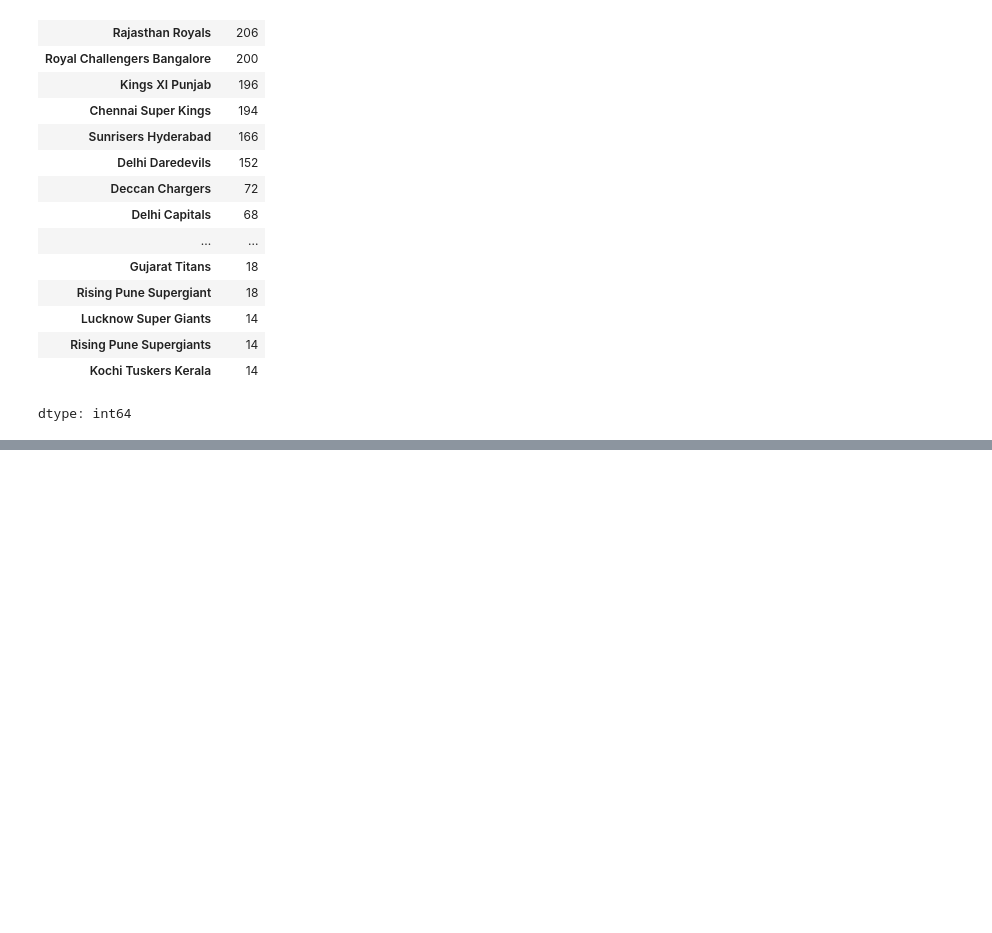
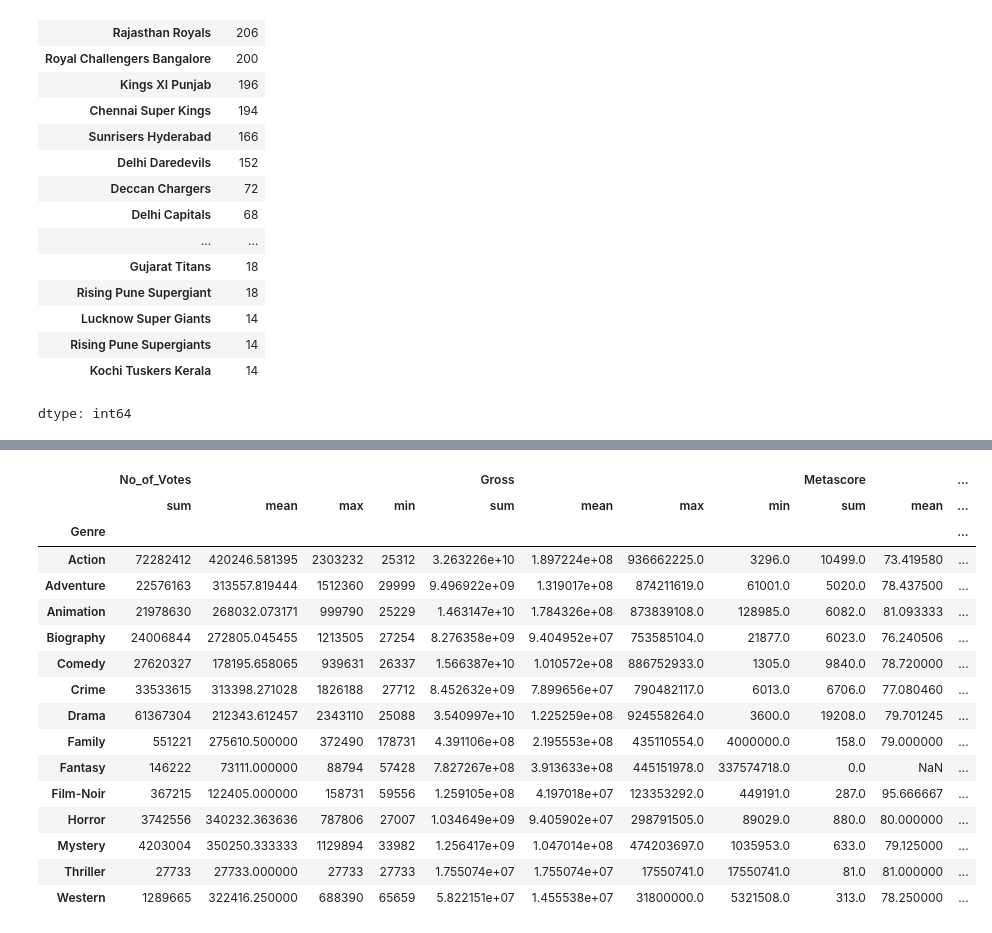
Before and after one commit to Hubert1234567890/python_data_science-, a Jupyter notebook: pandas/pandas_dataframes.ipynb, the cells around one changed output, grey strips where cells are left out. Saved outputs shown, nothing was run; the diff lists cells and outputs as text; code cells hidden in the pictures; blank space fills up the shorter version.

```diff
--- a/pandas/pandas_dataframes.ipynb
+++ b/pandas/pandas_dataframes.ipynb
@@ -484,0 +620,3 @@ dtype: int64
+# %%
+imdb = pd.read_csv("/content/imdb-top-1000.csv")
+imdb.head()
@@ -484,0 +657,20 @@ dtype: int64
+# %%
+imdb.groupby('Genre')[['No_of_Votes','Gross','Metascore']].agg(['sum','mean','max','min'])
+# %% [output]
+|  | No_of_Votes |  |  |  | Gross |  |  |  | Metascore |  | ... |
+|  | sum | mean | max | min | sum | mean | max | min | sum | mean | ... |
+| Genre |  |  |  |  |  |  |  |  |  |  | ... |
+| Action | 72282412 | 420246.581395 | 2303232 | 25312 | 3.263226e+10 | 1.897224e+08 | 936662225.0 | 3296.0 | 10499.0 | 73.419580 | ... |
+| Adventure | 22576163 | 313557.819444 | 1512360 | 29999 | 9.496922e+09 | 1.319017e+08 | 874211619.0 | 61001.0 | 5020.0 | 78.437500 | ... |
+| Animation | 21978630 | 268032.073171 | 999790 | 25229 | 1.463147e+10 | 1.784326e+08 | 873839108.0 | 128985.0 | 6082.0 | 81.093333 | ... |
+| Biography | 24006844 | 272805.045455 | 1213505 | 27254 | 8.276358e+09 | 9.404952e+07 | 753585104.0 | 21877.0 | 6023.0 | 76.240506 | ... |
+| Comedy | 27620327 | 178195.658065 | 939631 | 26337 | 1.566387e+10 | 1.010572e+08 | 886752933.0 | 1305.0 | 9840.0 | 78.720000 | ... |
+| Crime | 33533615 | 313398.271028 | 1826188 | 27712 | 8.452632e+09 | 7.899656e+07 | 790482117.0 | 6013.0 | 6706.0 | 77.080460 | ... |
+| Drama | 61367304 | 212343.612457 | 2343110 | 25088 | 3.540997e+10 | 1.225259e+08 | 924558264.0 | 3600.0 | 19208.0 | 79.701245 | ... |
+| Family | 551221 | 275610.500000 | 372490 | 178731 | 4.391106e+08 | 2.195553e+08 | 435110554.0 | 4000000.0 | 158.0 | 79.000000 | ... |
+| Fantasy | 146222 | 73111.000000 | 88794 | 57428 | 7.827267e+08 | 3.913633e+08 | 445151978.0 | 337574718.0 | 0.0 | NaN | ... |
+| Film-Noir | 367215 | 122405.000000 | 158731 | 59556 | 1.259105e+08 | 4.197018e+07 | 123353292.0 | 449191.0 | 287.0 | 95.666667 | ... |
+| Horror | 3742556 | 340232.363636 | 787806 | 27007 | 1.034649e+09 | 9.405902e+07 | 298791505.0 | 89029.0 | 880.0 | 80.000000 | ... |
+| Mystery | 4203004 | 350250.333333 | 1129894 | 33982 | 1.256417e+09 | 1.047014e+08 | 474203697.0 | 1035953.0 | 633.0 | 79.125000 | ... |
+| Thriller | 27733 | 27733.000000 | 27733 | 27733 | 1.755074e+07 | 1.755074e+07 | 17550741.0 | 17550741.0 | 81.0 | 81.000000 | ... |
+| Western | 1289665 | 322416.250000 | 688390 | 65659 | 5.822151e+07 | 1.455538e+07 | 31800000.0 | 5321508.0 | 313.0 | 78.250000 | ... |
```
Also changed, not shown: parts of 42 cells of this notebook.
